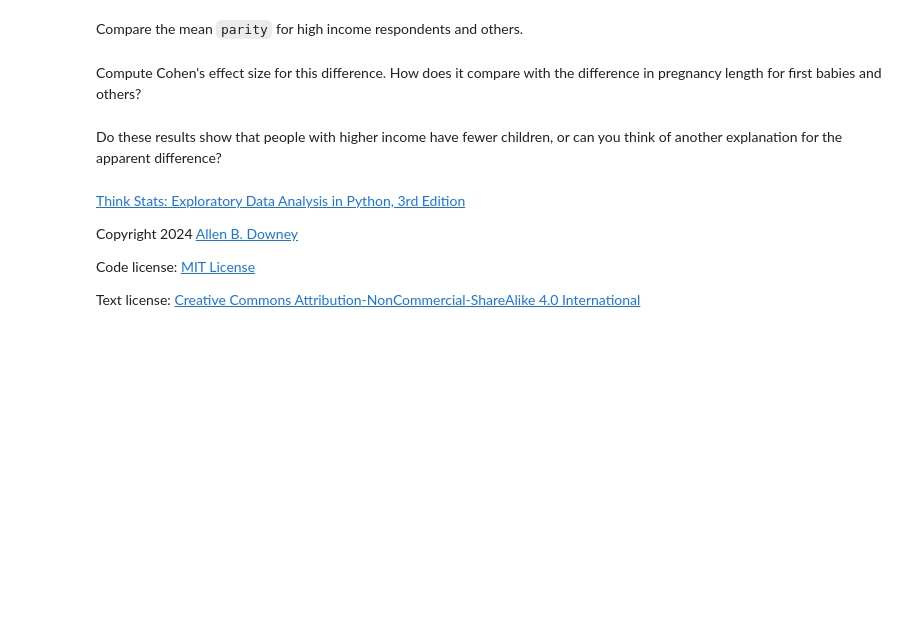
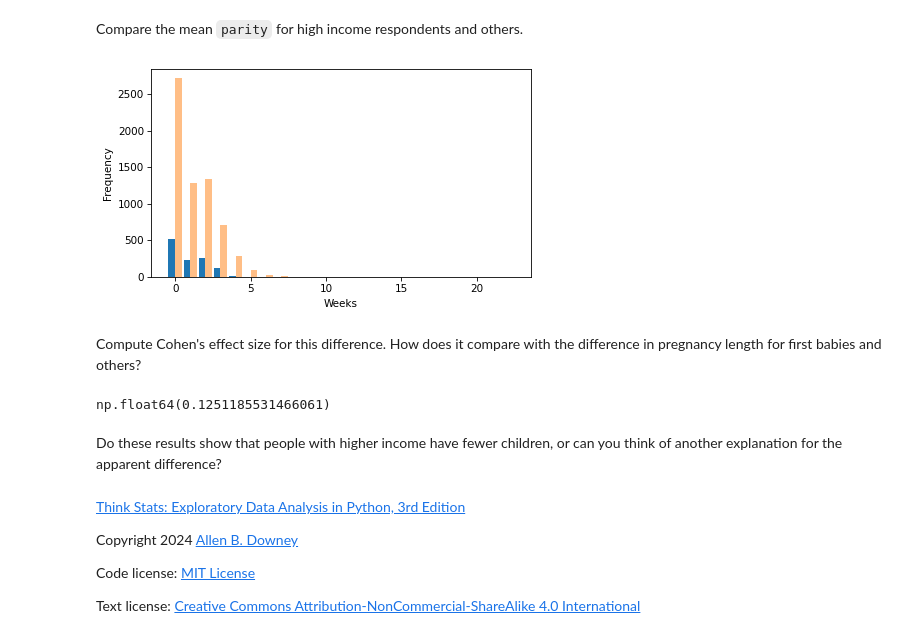
Before and after one commit to MARCO22-data/DataScience, a Jupyter notebook: fase1-fundamentos/think-stats/capítulo02.ipynb, the cells around one changed output. Saved outputs shown, nothing was run; the diff lists cells and outputs as text; code cells hidden in the pictures; blank space fills up the shorter version.

```diff
--- a/fase1-fundamentos/think-stats/capítulo02.ipynb
+++ b/fase1-fundamentos/think-stats/capítulo02.ipynb
@@ -454,12 +537,23 @@ Plot the frequency table of `parity` for just the high income respondents.
 # %% [markdown]
 Compare the mean `parity` for high income respondents and others.
 # %%
-# Solution goes here
+# Solution goes here plot two braph side by side
+high_income = resp.query("totincr == 14") #practically creates the table high_income
+low_income = resp.query("totincr != 14")
+ftab_high = FreqTab.from_seq(high_income["parity"]) #selects the column parity from the new table high_income
+ftab_low = FreqTab.from_seq(low_income["parity"])
+two_bar_plots(ftab_high,ftab_low)
+decorate(xlabel="Weeks", ylabel="Frequency")
+# %% [output]
+[figure, added]
 # %% [markdown]
 Compute Cohen's effect size for this difference.
 How does it compare with the difference in pregnancy length for first babies and others?
 # %%
 # Solution goes here
+cohen_effect_size(low_income["parity"],high_income["parity"])
+# %% [output]
+np.float64(0.1251185531466061)
 # %% [markdown]
 Do these results show that people with higher income have fewer children, or can you think of another explanation for the apparent difference?
 # %%
```
Also changed, not shown: parts of 32 cells of this notebook.
